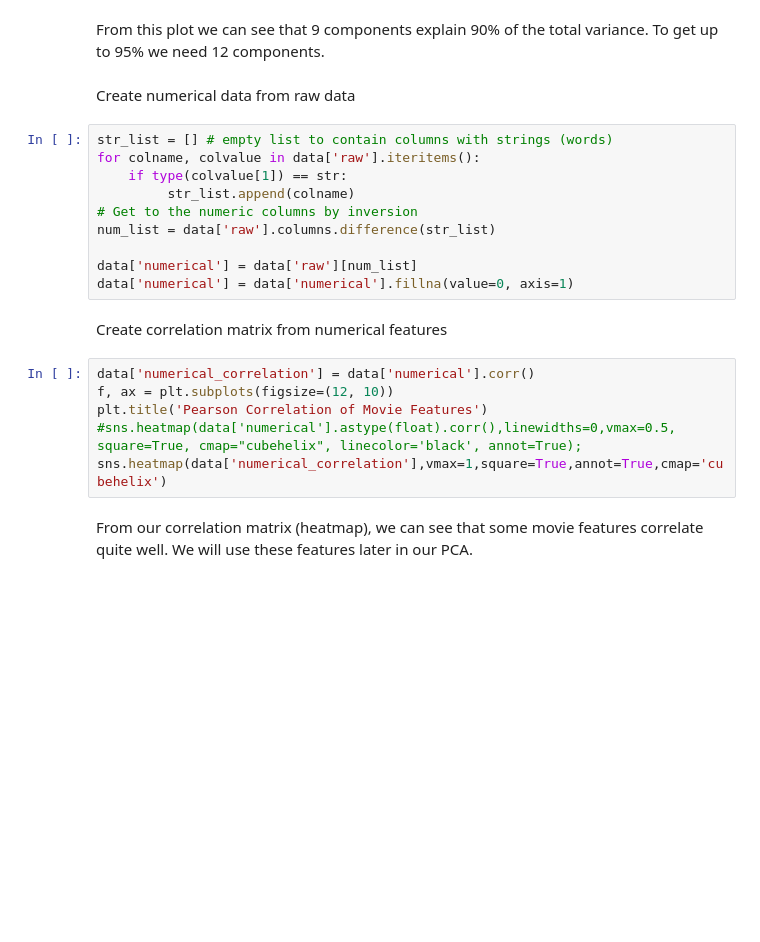
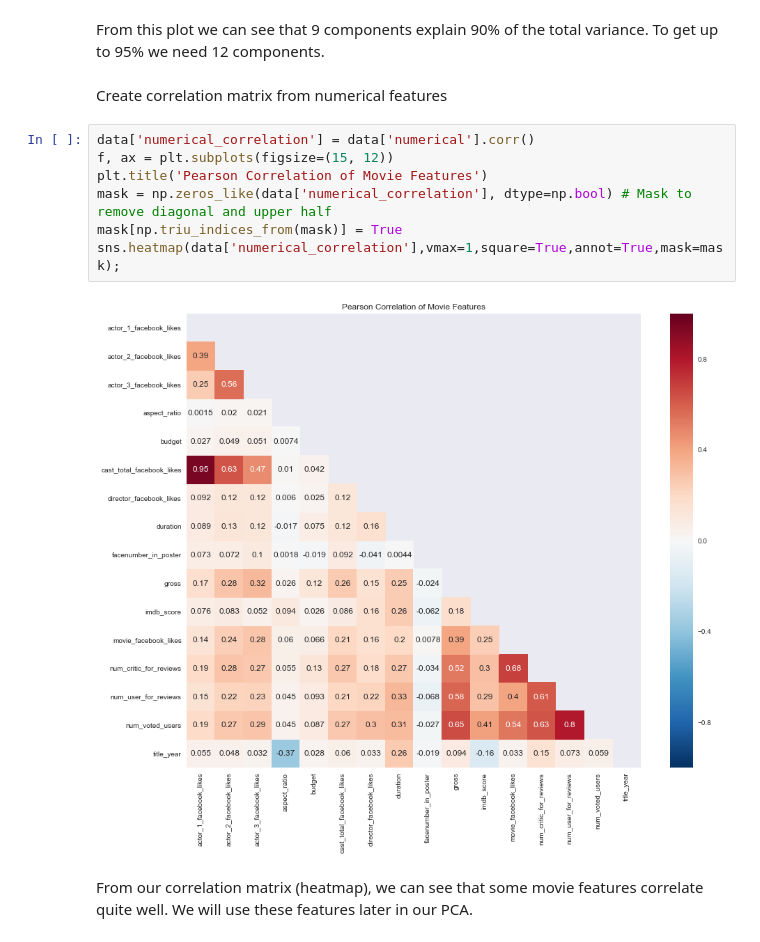
Before and after one commit to christianbillp/python, a Jupyter notebook: notebooks/ML_projekt1.ipynb, the cells around one changed output. Saved outputs shown, nothing was run; the diff lists cells and outputs as text; blank space fills up the shorter version.

```diff
--- a/notebooks/ML_projekt1.ipynb
+++ b/notebooks/ML_projekt1.ipynb
@@ -184,26 +387,17 @@ plt.show()
 [figure]
 # %% [markdown]
 From this plot we can see that 9 components explain 90% of the total variance. To get up to 95% we need 12 components.
-# %% [markdown]
-Create numerical data from raw data
-# %%
-str_list = [] # empty list to contain columns with strings (words)
-for colname, colvalue in data['raw'].iteritems():
-    if type(colvalue[1]) == str:
-         str_list.append(colname)
-# Get to the numeric columns by inversion
-num_list = data['raw'].columns.difference(str_list)
-
-data['numerical'] = data['raw'][num_list]
-data['numerical'] = data['numerical'].fillna(value=0, axis=1)
 # %% [markdown]
 Create correlation matrix from numerical features
 # %%
 data['numerical_correlation'] = data['numerical'].corr()
-f, ax = plt.subplots(figsize=(12, 10))
+f, ax = plt.subplots(figsize=(15, 12))
 plt.title('Pearson Correlation of Movie Features')
-#sns.heatmap(data['numerical'].astype(float).corr(),linewidths=0,vmax=0.5, square=True, cmap="cubehelix", linecolor='black', annot=True);
-sns.heatmap(data['numerical_correlation'],vmax=1,square=True,annot=True,cmap='cubehelix')
+mask = np.zeros_like(data['numerical_correlation'], dtype=np.bool) # Mask to remove diagonal and upper half
+mask[np.triu_indices_from(mask)] = True
+sns.heatmap(data['numerical_correlation'],vmax=1,square=True,annot=True,mask=mask);
+# %% [output]
+[figure, added]
 # %% [markdown]
 From our correlation matrix (heatmap), we can see that some movie features correlate quite well. We will use these features later in our PCA.
 # %% [markdown]
```
Also changed, not shown: parts of 35 cells of this notebook.
